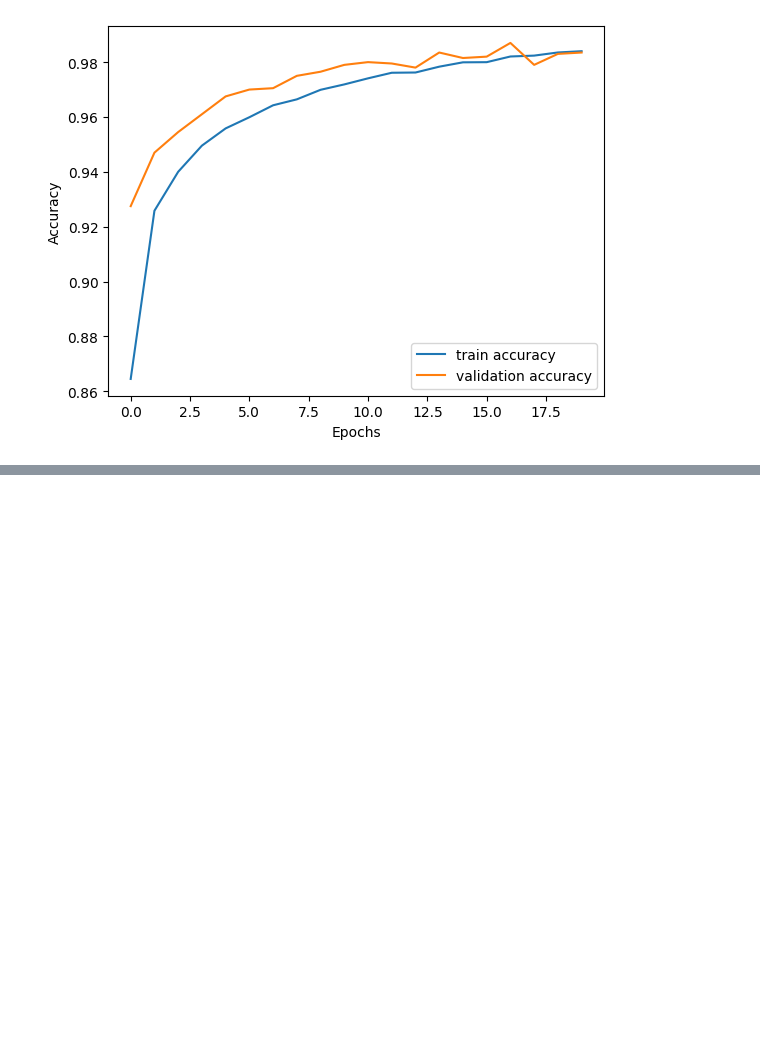
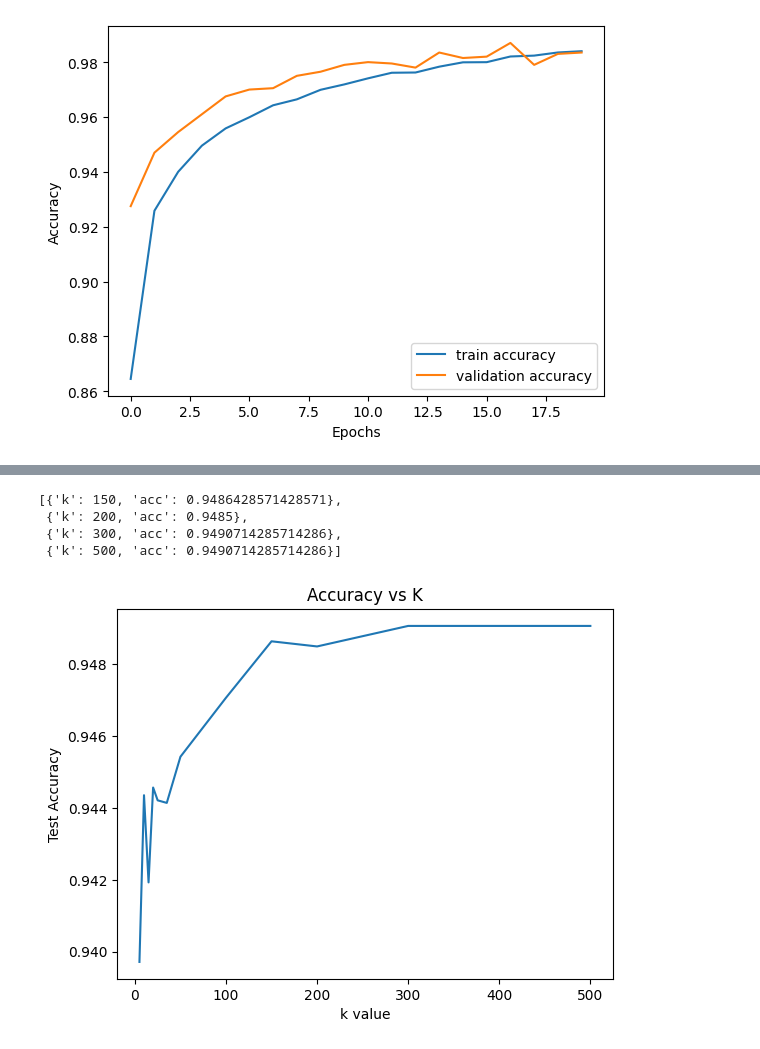
Before and after one commit to cannibalcheeseburger/ELL784, a Jupyter notebook: Assignment3/mnist.ipynb, the cells around one changed output, grey strips where cells are left out. Saved outputs shown, nothing was run; the diff lists cells and outputs as text; code cells hidden in the pictures; blank space fills up the shorter version.

```diff
--- a/Assignment3/mnist.ipynb
+++ b/Assignment3/mnist.ipynb
@@ -295,0 +209,30 @@ len(np.where(y_train==0)[0])
+# %%
+outputs
+# %% [output]
+[{'k': 150, 'acc': 0.9486428571428571},
+ {'k': 200, 'acc': 0.9485},
+ {'k': 300, 'acc': 0.9490714285714286},
+ {'k': 500, 'acc': 0.9490714285714286}]
+# %%
+outputs = [{'k': 5, 'acc': 0.9397142857142857},
+ {'k': 10, 'acc': 0.9443571428571429},
+ {'k': 15, 'acc': 0.9419285714285714},
+ {'k': 20, 'acc': 0.9445714285714286},
+ {'k': 25, 'acc': 0.9442142857142857},
+ {'k': 35, 'acc': 0.9441428571428572},
+ {'k': 50, 'acc': 0.9454285714285714},
+ {'k': 100, 'acc': 0.9470714285714286},
+ {'k': 150, 'acc': 0.9486428571428571},
+ {'k': 200, 'acc': 0.9485},
+ {'k': 300, 'acc': 0.9490714285714286},
+ {'k': 500, 'acc': 0.9490714285714286}]
+# %%
+plots = pd.DataFrame(outputs)
+# %%
+plt.plot(plots['k'],plots['acc'])
+plt.title('Accuracy vs K')
+plt.xlabel('k value')
+plt.ylabel('Test Accuracy')
+plt.savefig('./graph/acc_vs_k.png')
+# %% [output]
+[figure, added]
```
Also changed, not shown: parts of 28 cells of this notebook, 8 other files.
